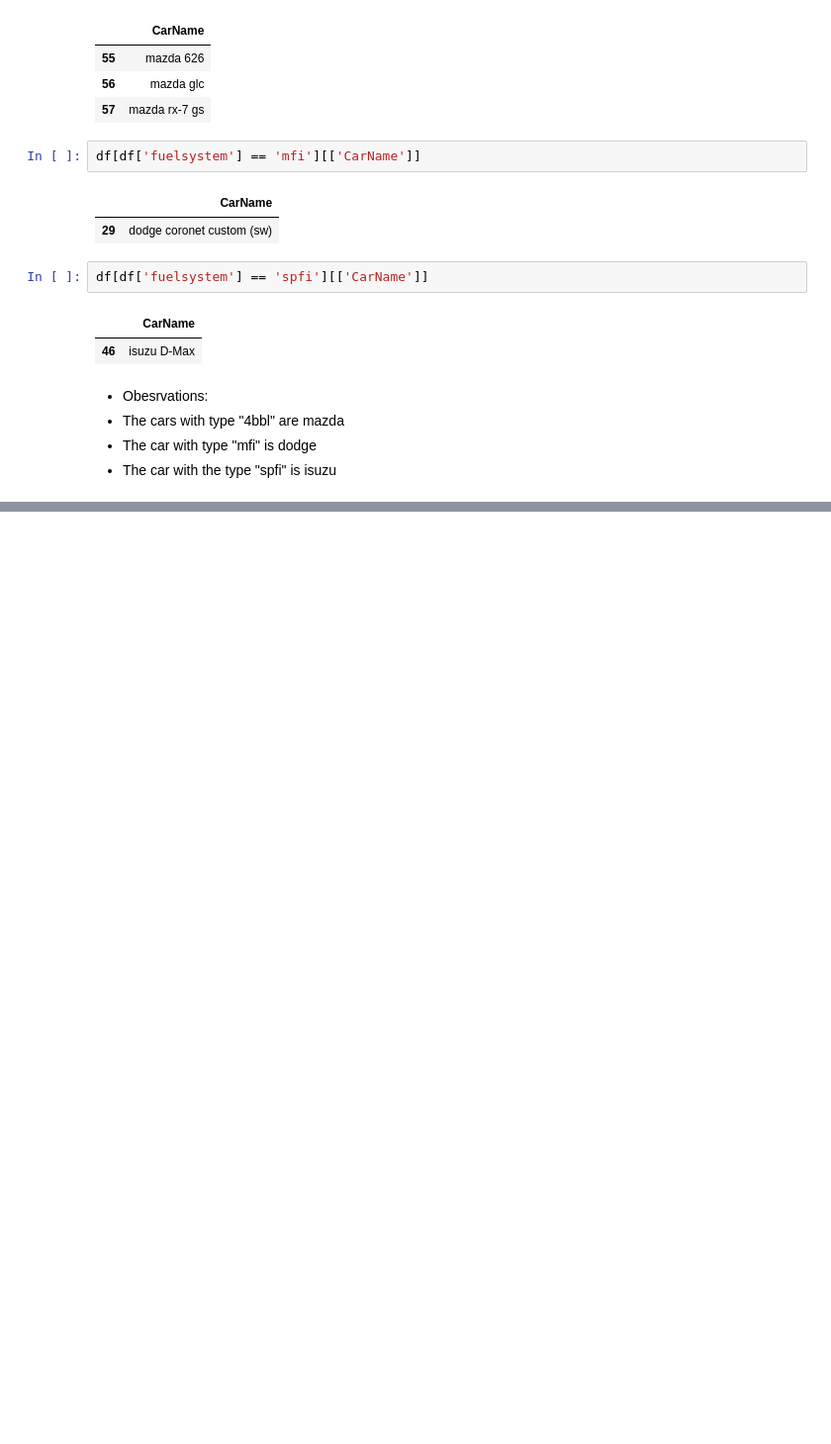
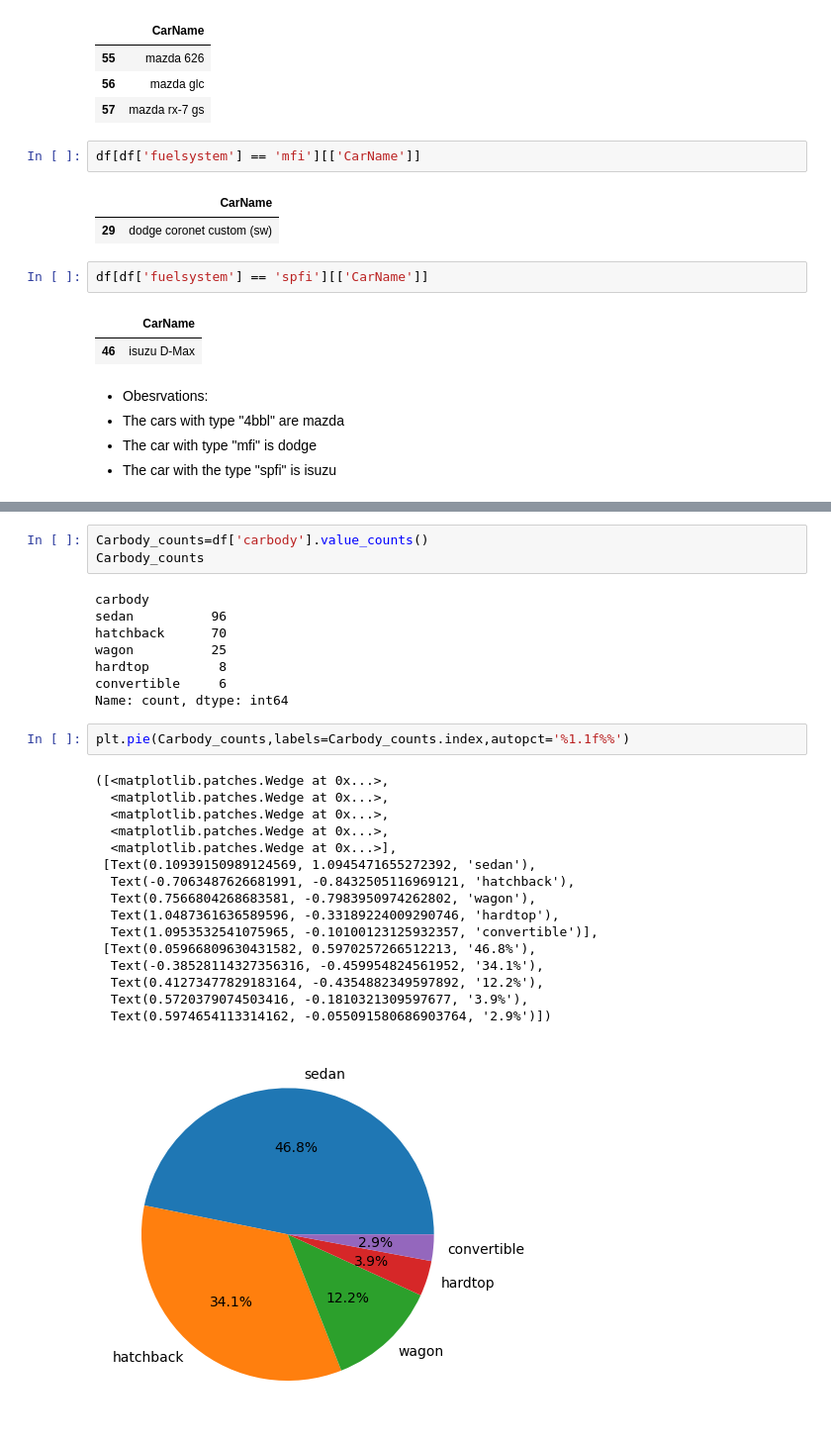
Before and after one commit to osayed159/DS_showcase, a Jupyter notebook: Car_Prices/notebooks/eda_car_price.ipynb, the cells around one changed output, grey strips where cells are left out. Shown at 99% size. Drawn from its saved outputs; the diff is of its cells as text; blank space fills up the shorter version.

```diff
--- a/Car_Prices/notebooks/eda_car_price.ipynb
+++ b/Car_Prices/notebooks/eda_car_price.ipynb
@@ -139,0 +193,30 @@ df[df['fuelsystem'] == 'spfi'][['CarName']]
+# %%
+Carbody_counts=df['carbody'].value_counts()
+Carbody_counts
+# %% [output]
+carbody
+sedan          96
+hatchback      70
+wagon          25
+hardtop         8
+convertible     6
+Name: count, dtype: int64
+# %%
+plt.pie(Carbody_counts,labels=Carbody_counts.index,autopct='%1.1f%%')
+# %% [output]
+([<matplotlib.patches.Wedge at 0x...>,
+  <matplotlib.patches.Wedge at 0x...>,
+  <matplotlib.patches.Wedge at 0x...>,
+  <matplotlib.patches.Wedge at 0x...>,
+  <matplotlib.patches.Wedge at 0x...>],
+ [Text(0.10939150989124569, 1.0945471655272392, 'sedan'),
+  Text(-0.7063487626681991, -0.8432505116969121, 'hatchback'),
+  Text(0.7566804268683581, -0.7983950974262802, 'wagon'),
+  Text(1.0487361636589596, -0.33189224009290746, 'hardtop'),
+  Text(1.0953532541075965, -0.10100123125932357, 'convertible')],
+ [Text(0.05966809630431582, 0.5970257266512213, '46.8%'),
+  Text(-0.38528114327356316, -0.459954824561952, '34.1%'),
+  Text(0.41273477829183164, -0.4354882349597892, '12.2%'),
+  Text(0.5720379074503416, -0.1810321309597677, '3.9%'),
+  Text(0.5974654113314162, -0.055091580686903764, '2.9%')])
+[figure, added]
```
Also changed, not shown: parts of 24 cells of this notebook.
